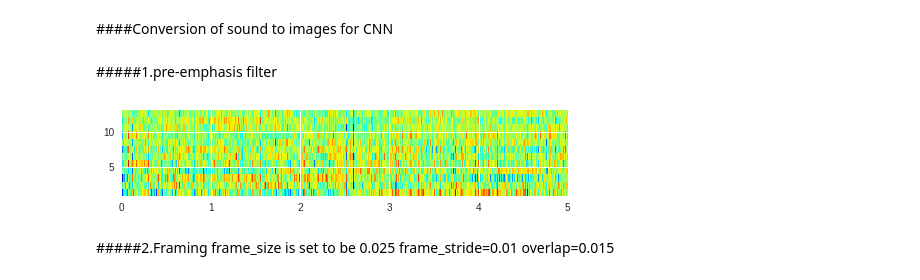
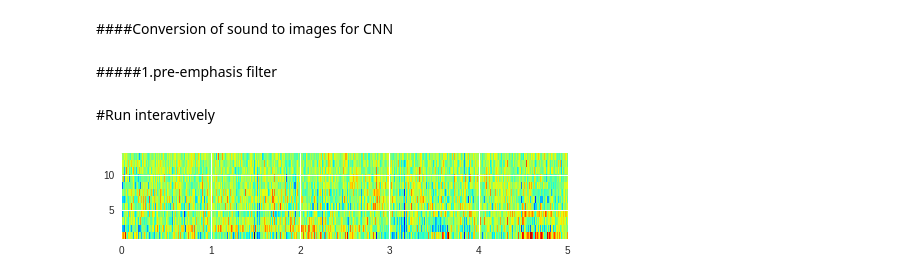
Before and after one commit to unna97/fastai, a Jupyter notebook: Major_project3.ipynb, the cells around one changed output. Drawn from its saved outputs; the diff is of its cells as text; code cells hidden in the pictures.

```diff
--- a/Major_project3.ipynb
+++ b/Major_project3.ipynb
@@ -179,14 +177,10 @@ def conversion(index):
   plot.savefig('/content/output/Filbank/'+str(index)+'.jpg', bbox_inches='tight', dpi=200)
   plot.imshow(np.flipud(mfcc.T), cmap=plot.cm.jet, aspect=0.08, extent=[0,T,1,numceps])
   plot.savefig('/content/output/MFCC/'+str(index)+'.jpg', bbox_inches='tight', dpi=200)
+# %% [markdown]
+#Run interavtively
 # %%
-for i in range(266,266+50):
+for i in range(1300,1350):
   conversion(i)
-plot.savefig(''+str(index)+'.jpg', bbox_inches='tight', dpi=200)
 # %% [output]
-[figure, old version]
+[figure, new version]
-# %% [markdown]
-#####2.Framing
-frame_size is set to be 0.025
-frame_stride=0.01
-overlap=0.015
```
Also changed, not shown: parts of 16 cells of this notebook.
